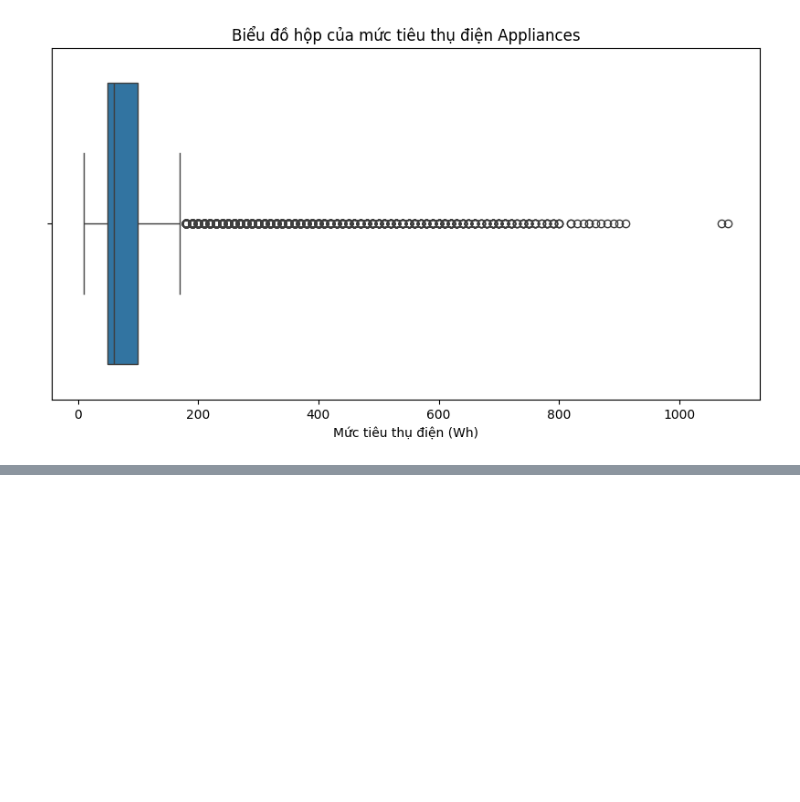
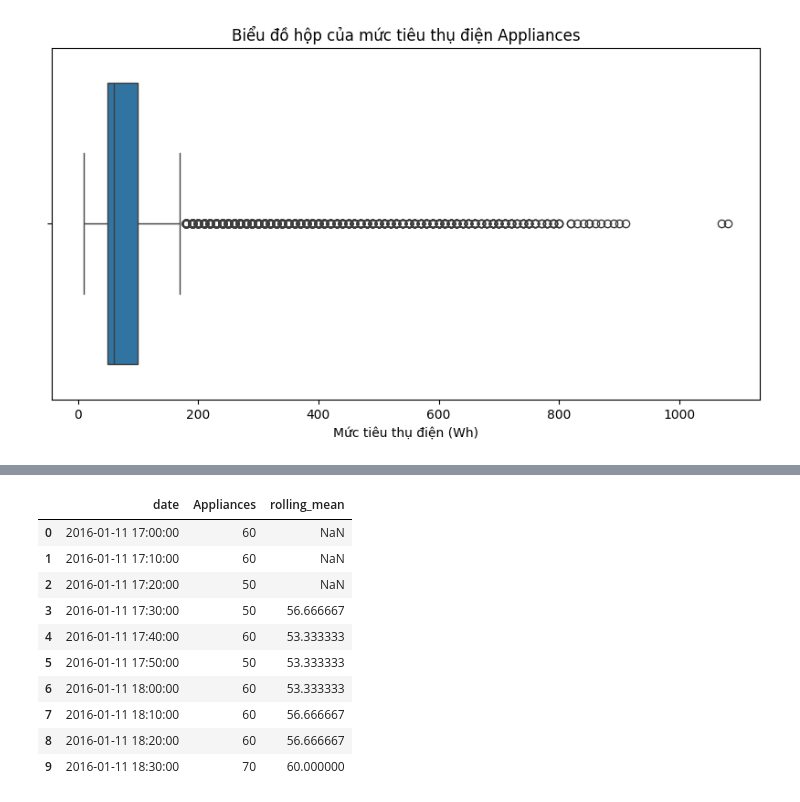
Before and after one commit to TuanKiet31082006/AEP_MayHoc, a Jupyter notebook: notebooks/01_EDA_Preprocessing.ipynb, the cells around one changed output, grey strips where cells are left out. Saved outputs shown, nothing was run; the diff lists cells and outputs as text; code cells hidden in the pictures; blank space fills up the shorter version.

```diff
--- a/notebooks/01_EDA_Preprocessing.ipynb
+++ b/notebooks/01_EDA_Preprocessing.ipynb
@@ -172,0 +205,16 @@ plt.show()
+# %%
+# Tính trung bình 3 lần đo trước
+df["rolling_mean"] = ( df["Appliances"].shift(1).rolling(window=3).mean())
+df[["date", "Appliances", "rolling_mean"]].head(10)
+# %% [output]
+|  | date | Appliances | rolling_mean |
+| 0 | 2016-01-11 17:00:00 | 60 | NaN |
+| 1 | 2016-01-11 17:10:00 | 60 | NaN |
+| 2 | 2016-01-11 17:20:00 | 50 | NaN |
+| 3 | 2016-01-11 17:30:00 | 50 | 56.666667 |
+| 4 | 2016-01-11 17:40:00 | 60 | 53.333333 |
+| 5 | 2016-01-11 17:50:00 | 50 | 53.333333 |
+| 6 | 2016-01-11 18:00:00 | 60 | 53.333333 |
+| 7 | 2016-01-11 18:10:00 | 60 | 56.666667 |
+| 8 | 2016-01-11 18:20:00 | 60 | 56.666667 |
+| 9 | 2016-01-11 18:30:00 | 70 | 60.000000 |
```
Also changed, not shown: parts of 10 cells of this notebook, 2 other files.
